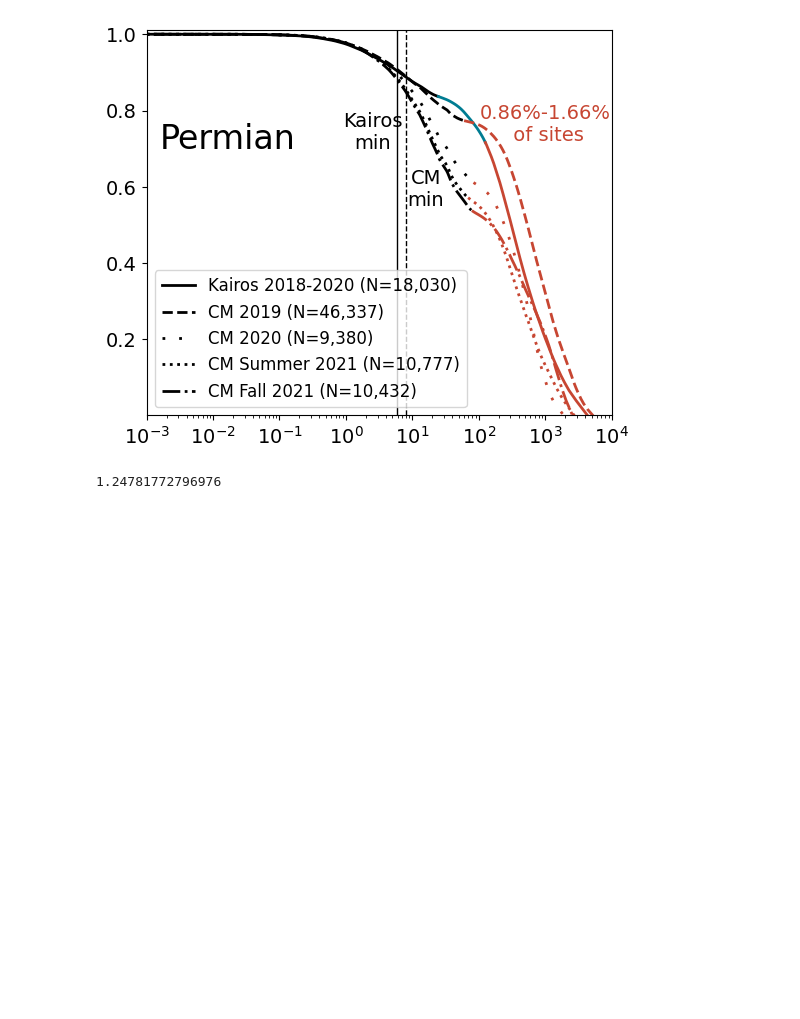
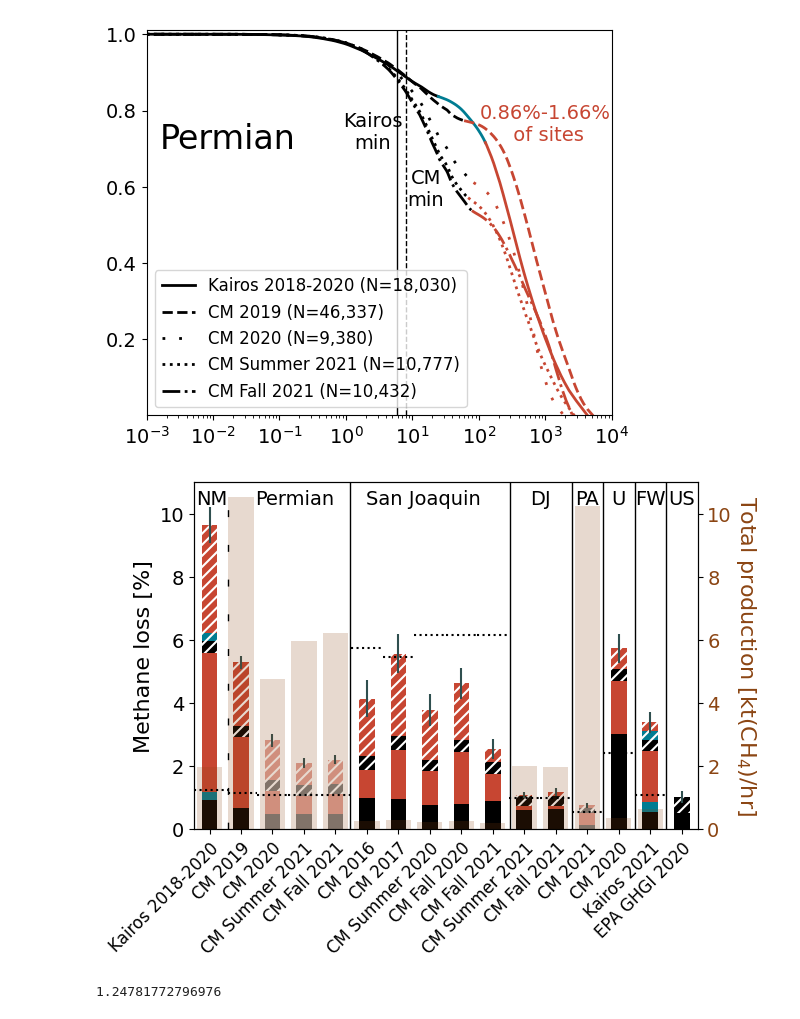
Before and after one commit to esherwin/MethaneDistributionsPublished, a Jupyter notebook: DistributionsMain.ipynb, the cells around one changed output. Drawn from its saved outputs; the diff is of its cells as text; code cells hidden in the pictures; blank space fills up the shorter version.

Commit message:
Ensured yerr errorbar values for main fractional loss figure are positive, because apparently later versions of Python don't allow negative errorbar values in df.plot() calls.

```diff
--- a/DistributionsMain.ipynb
+++ b/DistributionsMain.ipynb
@@ -376,7 +376,7 @@ fractionalLossDF.loc[:, ["Methane fractional loss simulation prod", "Methane fra
 fractionalLossDFHP = fractionalLossDF.copy()
 fractionalLossDFHP.loc[high_productivity_campaign] = 0
 
-errorbars = np.concatenate((np.zeros([7, fractionalLossDF.index.size]), 100*fractionalLossDF[['FracLossP2.5', 'FracLossP97.5']].transpose().to_numpy()), axis=0)
+errorbars = np.abs(np.concatenate((np.zeros([7, fractionalLossDF.index.size]), 100*fractionalLossDF[['FracLossP2.5', 'FracLossP97.5']].transpose().to_numpy()), axis=0))
 fractionalLossPlot = fractionalLossDF.plot(kind='bar', stacked=True, color=colors[[0,1,2,0,1,2]], yerr=errorbars, error_kw=dict(ecolor='darkslategray'), ax=ax) # error_kw=dict(ecolor='gray', lw=2, capsize=5, capthick=2)
 plt.yticks(fontsize=14)
 plt.ylabel('Methane loss [%]', size=16)
@@ -452,33 +452,35 @@ plt.hlines(surveyStats.loc['Permian_2020', 'State GHGI']*100,
            1.5, 2.5, color=colors[0], linestyles='dotted')
 plt.hlines(surveyStats.loc['Permian_summer2021', 'State GHGI']*100,
            2.5, 4.5, color=colors[0], linestyles='dotted')
 plt.hlines(surveyStats.loc['Permian_fall2021', 'State GHGI']*100,
            3.5, 3.5, color=colors[0], linestyles='dotted')
 plt.hlines(surveyStats.loc['San_Joaquin_2016', 'State GHGI']*100,
            4.5, 5.5, color=colors[0], linestyles='dotted')
 plt.hlines(surveyStats.loc['San_Joaquin_2017', 'State GHGI']*100,
            5.5, 6.5, color=colors[0], linestyles='dotted')
 plt.hlines(surveyStats.loc['San_Joaquin_summer2020', 'State GHGI']*100,
            6.5, 7.5, color=colors[0], linestyles='dotted')
 plt.hlines(surveyStats.loc['San_Joaquin_fall2020', 'State GHGI']*100,
            7.5, 8.5, color=colors[0], linestyles='dotted')
 plt.hlines(surveyStats.loc['San_Joaquin_fall2021', 'State GHGI']*100,
            8.5, 9.5, color=colors[0], linestyles='dotted')
 plt.hlines(surveyStats.loc['Denver_summer2021', 'State GHGI']*100,
            9.5, 10.5, color=colors[0], linestyles='dotted')
 plt.hlines(surveyStats.loc['Denver_fall2021', 'State GHGI']*100,
            10.5, 11.5, color=colors[0], linestyles='dotted')
 plt.hlines(surveyStats.loc["Pennsylvania_2021", 'State GHGI']*100,
            11.5, 12.5, color=colors[0], linestyles='dotted')
 plt.hlines(surveyStats.loc["Uinta_2020", 'State GHGI']*100,
            12.5, 13.5, color=colors[0], linestyles='dotted')
 plt.hlines(surveyStats.loc["Fort_Worth_2021", 'State GHGI']*100,
            13.5, 14.5, color=colors[0], linestyles='dotted')
 
 fractionalLossPlot.get_legend().remove()
 plt.rcParams["figure.figsize"] = 6.5, 4.5 # 5.75,4.5
 # plt.savefig('Figures/Loss rates 20230816.pdf', format='pdf', bbox_inches="tight")
 plt.show()
+# %% [output]
+[figure, added]
 # %%
 # State-level GHGI estimate for New Mexico, analogous to the Kairos Permian campaign
 surveyStats.loc['Kairos_Permian', 'State GHGI']*100
```
Also changed, not shown: 1 other file.
